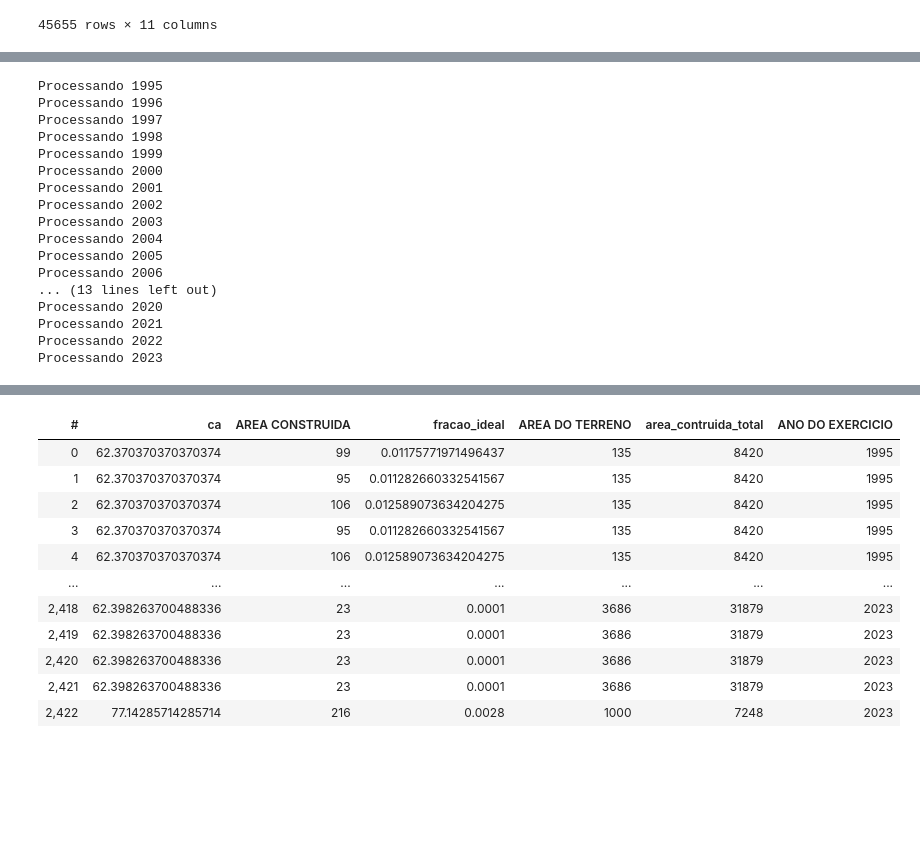
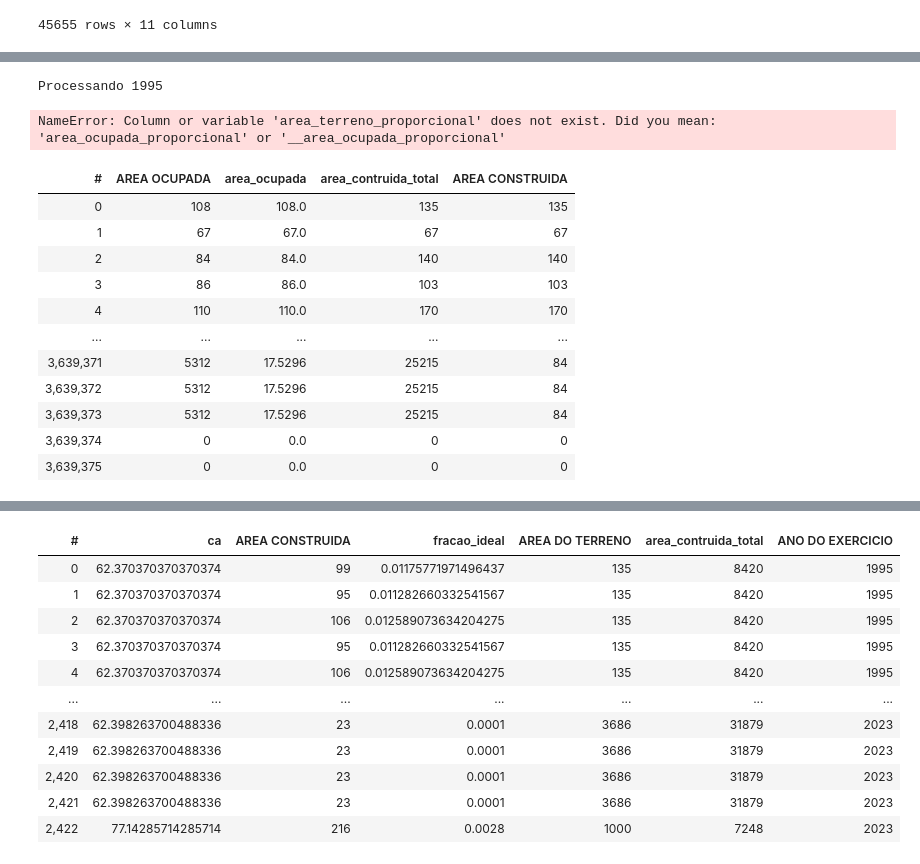
Before and after one commit to cem-usp/dash-iptu, a Jupyter notebook: 14 - Preparando dados do IPTU recorrente.ipynb, the cells around one changed output, grey strips where cells are left out. Saved outputs shown, nothing was run; the diff lists cells and outputs as text; code cells hidden in the pictures; blank space fills up the shorter version.

```diff
--- a/14 - Preparando dados do IPTU recorrente.ipynb
+++ b/14 - Preparando dados do IPTU recorrente.ipynb
@@ -140,11 +140,14 @@ for i in range(exercicio_inicio,exercicio_fim + 1):
                                     df['NUMERO DO CONTRIBUINTE'].str.slice(0, 6) + '0000' + df['NUMERO DO CONDOMINIO'].str.slice(0, 2))
     df['sq'] = df.setor + df.quadra
     df['sqlc'] = df.sqlc
-    df_sqlc_ac = df.groupby('sqlc', agg={'area_contruida_total': vaex.agg.sum('AREA CONSTRUIDA')})
+    df_sqlc_ac = df.groupby('sqlc', agg={'area_contruida_total': vaex.agg.sum('AREA CONSTRUIDA'),
+                                         'area_ocupada_proporcional': vaex.agg.max('AREA OCUPADA')})
     df = df.join(df_sqlc_ac, on='sqlc')
     df['fracao_ideal'] = df.func.where(df['FRACAO IDEAL'] == 0.,
                                                 df['AREA CONSTRUIDA'] / df['area_contruida_total'],
                                                 df['FRACAO IDEAL'])
+    df['area_ocupada_proporcional'] = df['area_ocupada_proporcional'] * df['fracao_ideal']
+    df['area_terreno_proporcional'] = df['AREA DO TERRENO'] * df['fracao_ideal']
     df['ca'] = (df['AREA CONSTRUIDA'] / df['fracao_ideal']) / df['AREA DO TERRENO']
     df['to'] = df['AREA OCUPADA'] / df['AREA DO TERRENO']
 
@@ -155,22 +158,22 @@ for i in range(exercicio_inicio,exercicio_fim + 1):
     # break
 # %% [output]
 Processando 1995
-Processando 1996
-Processando 1997
-Processando 1998
-Processando 1999
-Processando 2000
-Processando 2001
-Processando 2002
-Processando 2003
-Processando 2004
-Processando 2005
-Processando 2006
-... (13 lines left out)
-Processando 2020
-Processando 2021
-Processando 2022
-Processando 2023
+NameError: Column or variable 'area_terreno_proporcional' does not exist. Did you mean: 'area_ocupada_proporcional' or '__area_ocupada_proporcional'
+# %%
+df[['AREA OCUPADA', 'area_ocupada_proporcional', 'area_contruida_total', 'AREA CONSTRUIDA']]
+# %% [output]
+| # | AREA OCUPADA | area_ocupada | area_contruida_total | AREA CONSTRUIDA |
+| 0 | 108 | 108.0 | 135 | 135 |
+| 1 | 67 | 67.0 | 67 | 67 |
+| 2 | 84 | 84.0 | 140 | 140 |
+| 3 | 86 | 86.0 | 103 | 103 |
+| 4 | 110 | 110.0 | 170 | 170 |
+| ... | ... | ... | ... | ... |
+| 3,639,371 | 5312 | 17.5296 | 25215 | 84 |
+| 3,639,372 | 5312 | 17.5296 | 25215 | 84 |
+| 3,639,373 | 5312 | 17.5296 | 25215 | 84 |
+| 3,639,374 | 0 | 0.0 | 0 | 0 |
+| 3,639,375 | 0 | 0.0 | 0 | 0 |
 # %%
 df_iptu = vaex.concat(dfs)
 # %%
```
Also changed, not shown: parts of 15 cells of this notebook, 7 other files.
